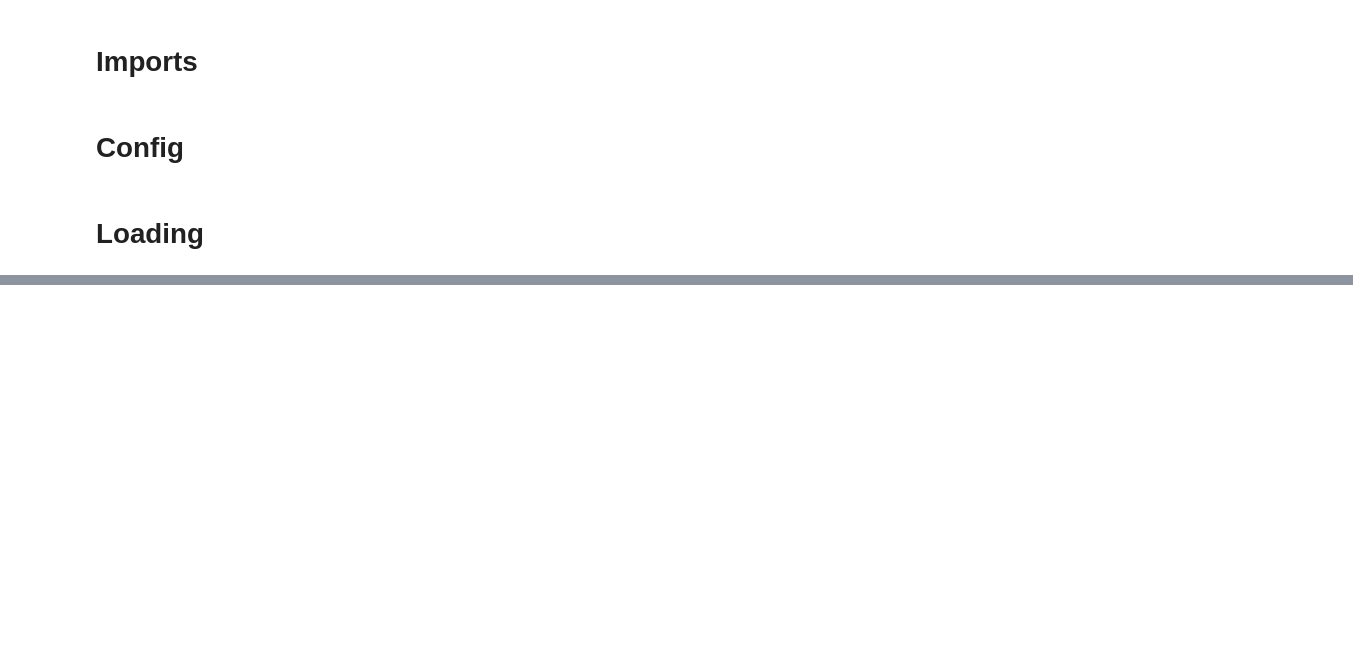
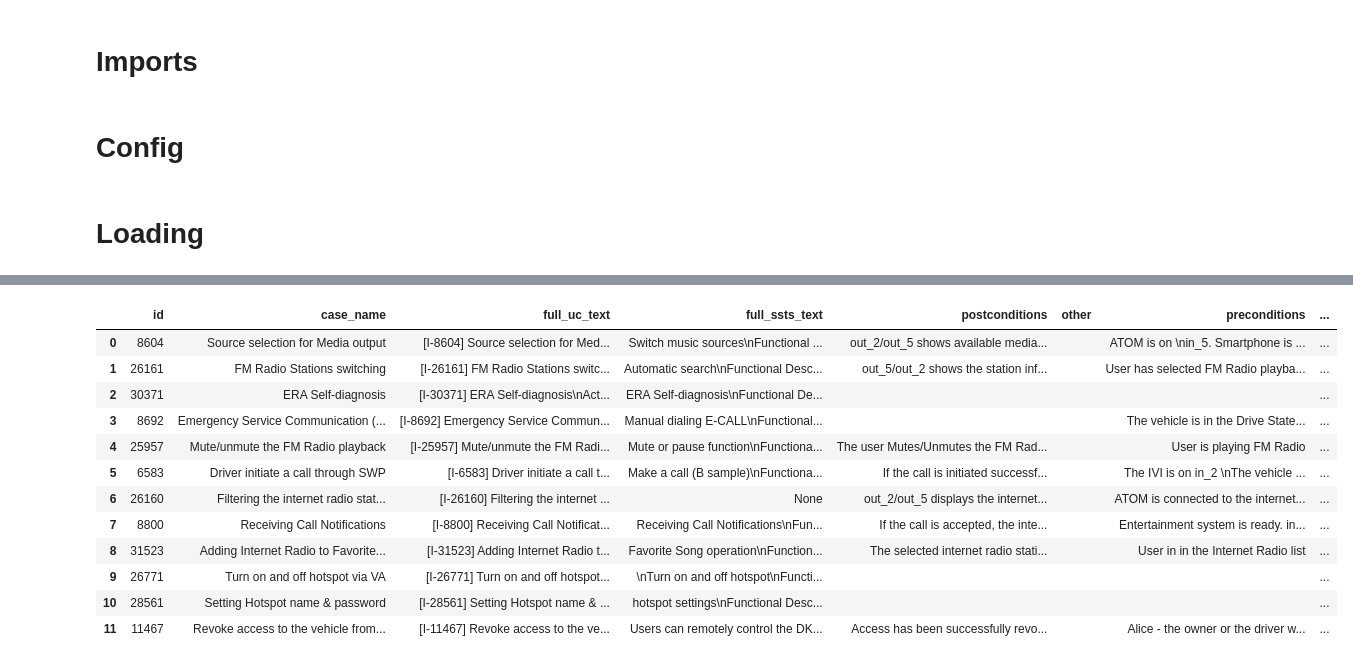
Before and after one commit to AdamCage/atom-compliance-ml, a Jupyter notebook: src/notebooks/load_data.ipynb, the cells around one changed output, grey strips where cells are left out. Drawn from its saved outputs; the diff is of its cells as text; code cells hidden in the pictures; blank space fills up the shorter version.

Commit message:
load data done

```diff
--- a/src/notebooks/load_data.ipynb
+++ b/src/notebooks/load_data.ipynb
@@ -17,14 +23,17 @@ import files_funcs as ff
 main_dir = abs_path.parent.parent
 
 config_path = abs_path.parent.parent / "config" / "config.yaml"
-config = ff.load_yaml(config_path)
+config = load_yaml(config_path)
 
 data_dir = main_dir / "data"
-uc_data_dir = data_dir / "HMI"
-ssts_data_dir = data_dir / "SSTS"
+uc_data_dir = data_dir / "raw_data" / "HMI"
+ssts_data_dir = data_dir / "raw_data" / "SSTS"
 
-columns = config["ds_topology"]["main_columns"] + config["ds_topology"]["hmi_subheaders"] + config["ds_topology"]["targets"]
+columns = (
+    config["ds_topology"]["main_columns"]
+    + list(set(config["ds_topology"]["hmi_subheaders"].values()))
+    + config["ds_topology"]["targets"]
+)
 columns = [col.lower().replace(" ", "_") for col in columns]
-columns
 # %% [markdown]
 # Loading
@@ -69,0 +40,21 @@ extract_headings_and_subheadings(r'C:\Users\yytrb\OneDrive\Рабочий сто
+# %%
+hmi_files = [file.name for file in uc_data_dir.iterdir() if file.is_file()]
+ssts_files = [file.name for file in ssts_data_dir.iterdir() if file.is_file()]
+
+ids = set(
+    [
+        "".join(char for char in fname if char.isdigit())
+        for fname in (
+            hmi_files + ssts_files
+        )
+    ]
+)
+
+ds_rows = [
+    create_ds_row(fid, uc_data_dir, ssts_data_dir, columns, config["ds_topology"]["hmi_subheaders"])
+    for fid in ids
+]
+
+ds = pd.DataFrame(ds_rows, columns=columns)
+ds
+# %% [output]
@@ -69,0 +62,13 @@ extract_headings_and_subheadings(r'C:\Users\yytrb\OneDrive\Рабочий сто
+|  | id | case_name | full_uc_text | full_ssts_text | postconditions | other | preconditions | ... |
+| 0 | 8604 | Source selection for Media output | [I-8604] Source selection for Med... | Switch music sources\nFunctional ... | out_2/out_5 shows available media... |  | ATOM is on \nin_5. Smartphone is ... | ... |
+| 1 | 26161 | FM Radio Stations switching | [I-26161] FM Radio Stations switc... | Automatic search\nFunctional Desc... | out_5/out_2 shows the station inf... |  | User has selected FM Radio playba... | ... |
+| 2 | 30371 | ERA Self-diagnosis | [I-30371] ERA Self-diagnosis\nAct... | ERA Self-diagnosis\nFunctional De... |  |  |  | ... |
+| 3 | 8692 | Emergency Service Communication (... | [I-8692] Emergency Service Commun... | Manual dialing E-CALL\nFunctional... |  |  | The vehicle is in the Drive State... | ... |
+| 4 | 25957 | Mute/unmute the FM Radio playback | [I-25957] Mute/unmute the FM Radi... | Mute or pause function\nFunctiona... | The user Mutes/Unmutes the FM Rad... |  | User is playing FM Radio | ... |
+| 5 | 6583 | Driver initiate a call through SWP | [I-6583] Driver initiate a call t... | Make a call (B sample)\nFunctiona... | If the call is initiated successf... |  | The IVI is on in_2 \nThe vehicle ... | ... |
+| 6 | 26160 | Filtering the internet radio stat... | [I-26160] Filtering the internet ... | None | out_2/out_5 displays the internet... |  | ATOM is connected to the internet... | ... |
+| 7 | 8800 | Receiving Call Notifications | [I-8800] Receiving Call Notificat... | Receiving Call Notifications\nFun... | If the call is accepted, the inte... |  | Entertainment system is ready. in... | ... |
+| 8 | 31523 | Adding Internet Radio to Favorite... | [I-31523] Adding Internet Radio t... | Favorite Song operation\nFunction... | The selected internet radio stati... |  | User in in the Internet Radio list | ... |
+| 9 | 26771 | Turn on and off hotspot via VA | [I-26771] Turn on and off hotspot... | \nTurn on and off hotspot\nFuncti... |  |  |  | ... |
+| 10 | 28561 | Setting Hotspot name & password | [I-28561] Setting Hotspot name & ... | hotspot settings\nFunctional Desc... |  |  |  | ... |
+| 11 | 11467 | Revoke access to the vehicle from... | [I-11467] Revoke access to the ve... | Users can remotely control the DK... | Access has been successfully revo... |  | Alice - the owner or the driver w... | ... |
```
Also changed, not shown: parts of 14 cells of this notebook, 4 other files.
